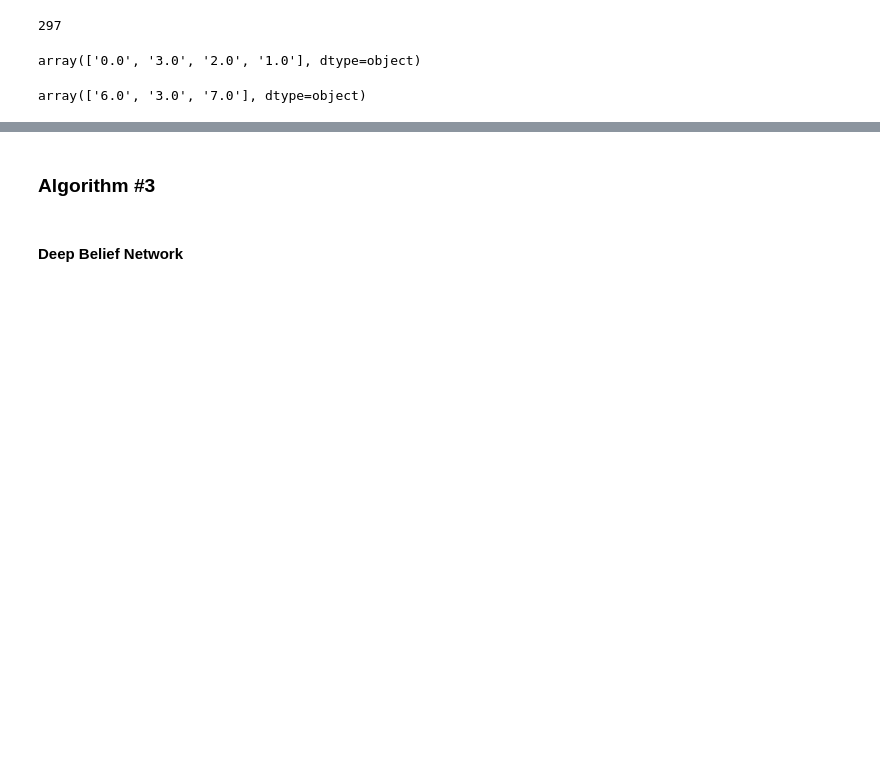
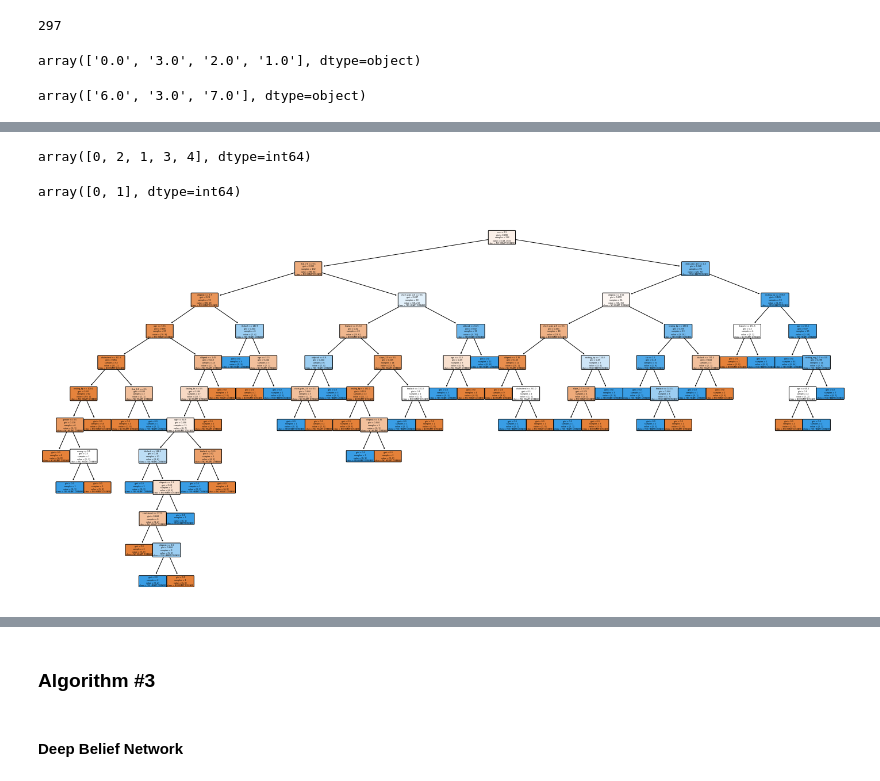
Before and after one commit to Emmanuel-Osabuehien/EmergingTechnologies, a Jupyter notebook: scikit-learn.ipynb, the cells around one changed output, grey strips where cells are left out. Cells and saved outputs as stored; diff of their text form; code cells hidden in the pictures; blank space fills up the shorter version.

```diff
--- a/scikit-learn.ipynb
+++ b/scikit-learn.ipynb
@@ -246,0 +256,3 @@ array(['6.0', '3.0', '7.0'], dtype=object)
+# %%
+y = df_no_missing['hd'].copy()
+y.head()
@@ -246,0 +296,3 @@ array(['6.0', '3.0', '7.0'], dtype=object)
+# %%
+x_encoding = pd.get_dummies(x, columns = ['chest_pain', 'resting_ecg', 'slope', 'thal'])
+x_encoding.head()
@@ -246,0 +307,24 @@ array(['6.0', '3.0', '7.0'], dtype=object)
+# %%
+y.unique()
+# %% [output]
+array([0, 2, 1, 3, 4], dtype=int64)
+# %%
+y_not_zero_index = y > 0
+y[y_not_zero_index] = 1
+y.unique()
+# %% [output]
+array([0, 1], dtype=int64)
+# %%
+x_train, x_test, y_train, y_test = train_test_split(
+    x_encoding, y, random_state=42
+)
+
+clf = DecisionTreeClassifier(random_state=42)
+clf = clf.fit(x_train, y_train)
+# %%
+plt.figure(figsize = (25, 12))
+plot_tree(
+    clf, filled=True, rounded=True, class_names=["NO HEART DISEASE", "YES HEART DISEASE"], feature_names=x_encoding.columns
+);
+# %% [output]
+[figure, added]
```
Also changed, not shown: parts of 15 cells of this notebook.
